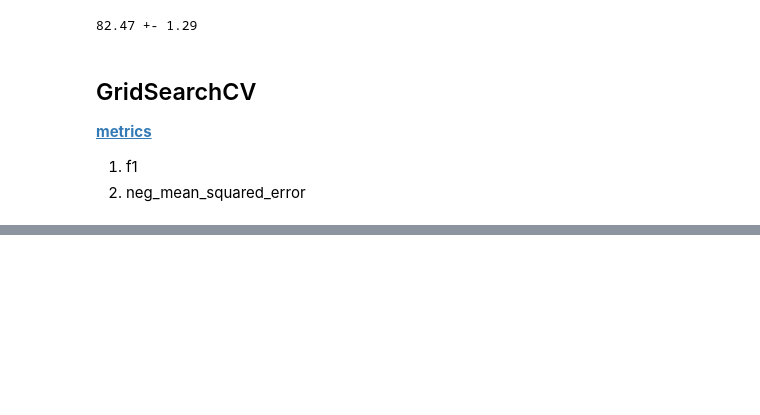
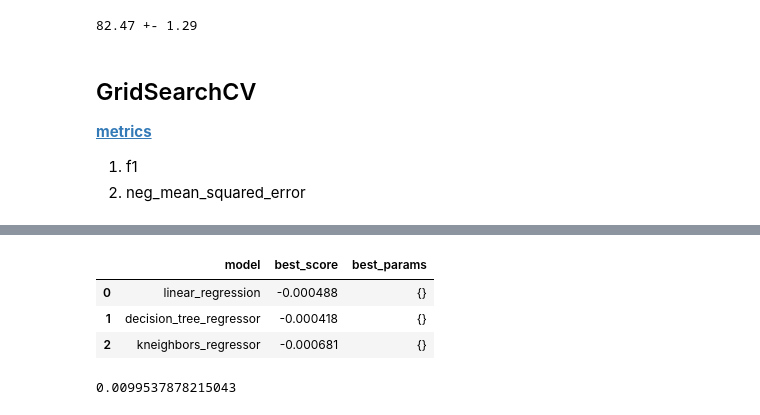
Before and after one commit to mdvasilyev/Nanostructure-physics, a Jupyter notebook: ML basics.ipynb, the cells around one changed output, grey strips where cells are left out. Drawn from its saved outputs; the diff is of its cells as text; code cells hidden in the pictures; blank space fills up the shorter version.

```diff
--- a/ML basics.ipynb
+++ b/ML basics.ipynb
@@ -391,0 +461,12 @@ print('{:.2f} +- {:.2f}'.format(cross_val.mean(), cross_val.std()))
+# %%
+df_1
+df_2
+# %% [output]
+|  | model | best_score | best_params |
+| 0 | linear_regression | -0.000488 | {} |
+| 1 | decision_tree_regressor | -0.000418 | {} |
+| 2 | kneighbors_regressor | -0.000681 | {} |
+# %%
+train_df['target_1'][6999]
+# %% [output]
+0.0099537878215043
```
Also changed, not shown: parts of 4 cells of this notebook, 3 other files.
